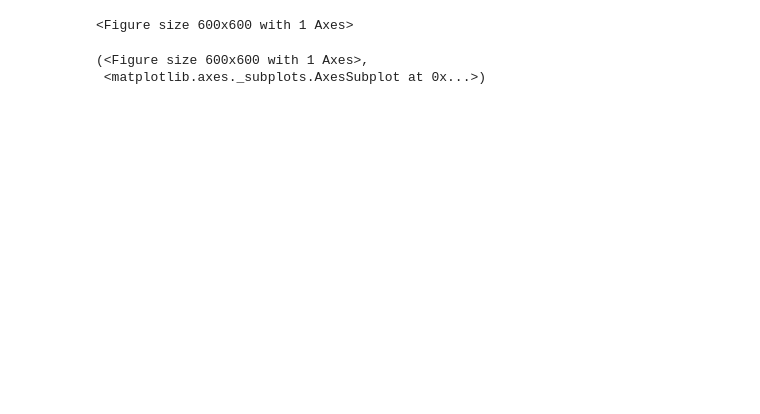
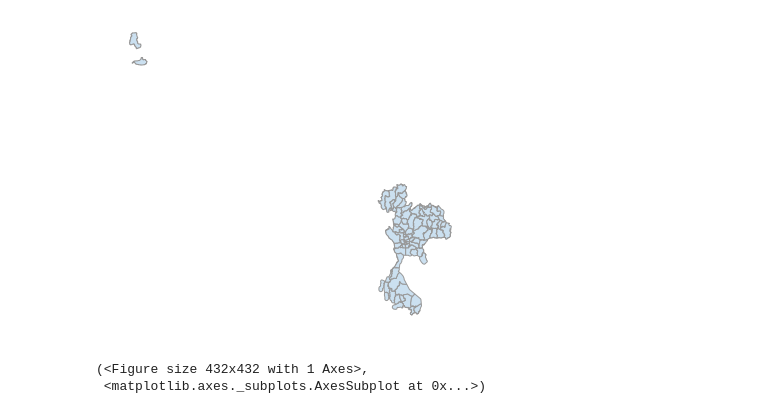
Before and after one commit to puripant/geo_vis_examples_in_python, a Jupyter notebook: Choropleth + OSMnx.ipynb, the cells around one changed output. Drawn from its saved outputs; the diff is of its cells as text; code cells hidden in the pictures; blank space fills up the shorter version.

```diff
--- a/Choropleth + OSMnx.ipynb
+++ b/Choropleth + OSMnx.ipynb
@@ -10,10 +23,7 @@ ox.plot_shape(ox.project_gdf(countries))
 # %%
-import pandas as pd
-
-provinces = pd.read_csv('data/provinces.csv')
-provinces_en = ox.gdf_from_places(list(map(lambda x: {'state': x}, provinces['name_en'])))
-ox.plot_shape(ox.project_gdf(provinces_en))
+provinces_shapes = ox.gdf_from_places(list(map(lambda x: {'state': x}, provinces['name_en'])))
+ox.plot_shape(provinces_shapes)
 # %% [output]
+[figure, added]
-<Figure size 600x600 with 1 Axes>
+(<Figure size 432x432 with 1 Axes>,
+ <matplotlib.axes._subplots.AxesSubplot at 0x...>)
-(<Figure size 600x600 with 1 Axes>,
- <matplotlib.axes._subplots.AxesSubplot at 0x...>)
```
Also changed, not shown: parts of 5 cells of this notebook, 2 other files.
